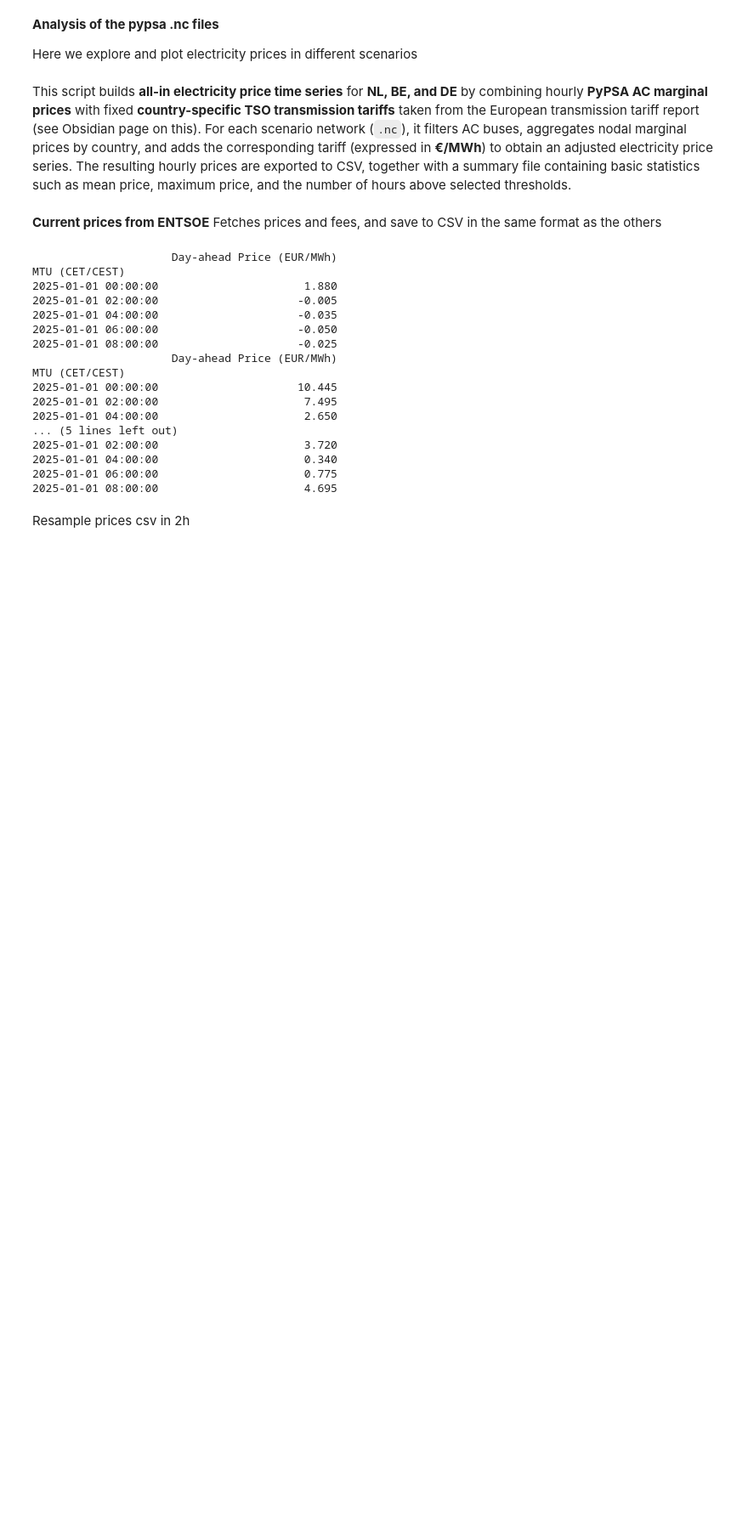
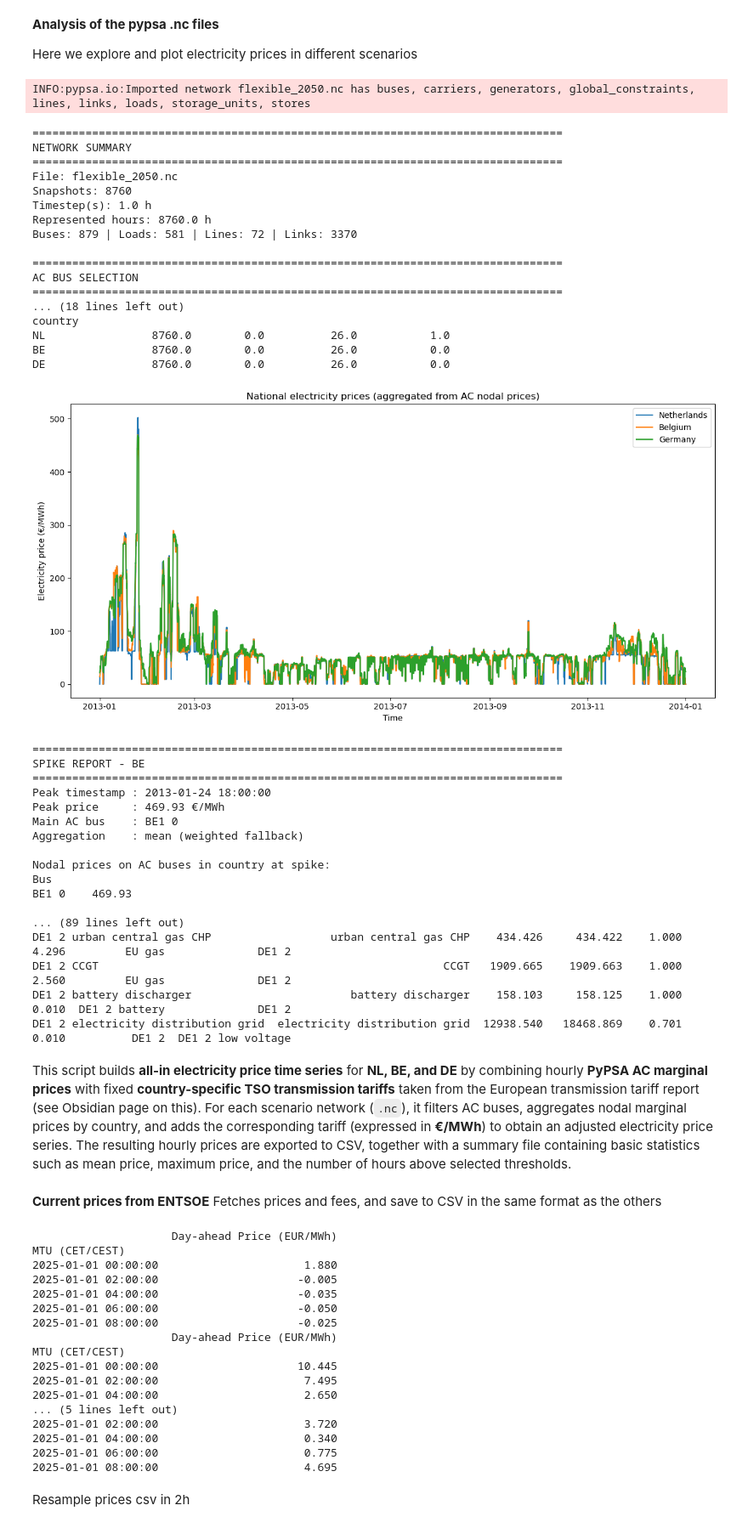
Before and after one commit to AlessandroMagnino/AdOpT-NET0_my, a Jupyter notebook: data/carriers_data/electricity/nc_read.ipynb, the cells around one changed output. Shown at 85% size. Saved outputs shown, nothing was run; the diff lists cells and outputs as text; code cells hidden in the pictures; blank space fills up the shorter version.

```diff
--- a/data/carriers_data/electricity/nc_read.ipynb
+++ b/data/carriers_data/electricity/nc_read.ipynb
@@ -29,9 +29,9 @@ warnings.filterwarnings("ignore", category=FutureWarning, module="pypsa")
 # flexible - 2030
 # path_nc = r'data/carriers_data/electricity/flexible_2030.nc'
 # flexible - 2040
-path_nc = r'data/carriers_data/electricity/flexible_2040.nc'
+# path_nc = r'data/carriers_data/electricity/flexible_2040.nc'
 # flexible - 2050
-# path_nc = r'data/carriers_data/electricity/flexible_2050.nc'
+path_nc = r'data/carriers_data/electricity/flexible_2050.nc'
 # flexible_moderate - 2030
 # path_nc = r'data/carriers_data/electricity/flexible-moderate_2030.nc'
 # flexible_moderate - 2040
@@ -409,33 +409,70 @@ def diagnose_spike(country_code):
             top_df(
                 dc_tbl.round(3),
                 n=TOP_N_DC,
                 cols=["flow_MW", "cap_eff_MW", "loading", "bus0", "bus1"]
             ).to_string()
         )
         print()
     else:
         print("Top DC interconnectors: none above significance thresholds.\n")
 
     if not local_tbl.empty:
         n_sat_local = (local_tbl["loading"] >= CONGESTION_THRESHOLD).sum()
         print(f"Top local supply/conversion links ({n_sat_local} with loading >= {CONGESTION_THRESHOLD:.2f}):")
         print(
             top_df(
                 local_tbl.round(3),
                 n=TOP_N_LOCAL,
                 cols=["carrier", "flow_MW", "cap_eff_MW", "loading", "marginal_cost", "bus0", "bus1"]
             ).to_string()
         )
         print()
     else:
         print("Top local supply/conversion links: none above significance thresholds.\n")
 
 
 # -------------------------------------------------------------------
 # 8) RUN SPIKE REPORTS
 # -------------------------------------------------------------------
 for c in DIAGNOSE_COUNTRIES:
     diagnose_spike(c)
+# %% [output]
+INFO:pypsa.io:Imported network flexible_2050.nc has buses, carriers, generators, global_constraints, lines, links, loads, storage_units, stores
+================================================================================
+NETWORK SUMMARY
+================================================================================
+File: flexible_2050.nc
+Snapshots: 8760
+Timestep(s): 1.0 h
+Represented hours: 8760.0 h
+Buses: 879 | Loads: 581 | Lines: 72 | Links: 3370
+
+================================================================================
+AC BUS SELECTION
+================================================================================
+... (18 lines left out)
+country
+NL                8760.0        0.0          26.0           1.0
+BE                8760.0        0.0          26.0           0.0
+DE                8760.0        0.0          26.0           0.0
+[figure, added]
+================================================================================
+SPIKE REPORT - BE
+================================================================================
+Peak timestamp : 2013-01-24 18:00:00
+Peak price     : 469.93 €/MWh
+Main AC bus    : BE1 0
+Aggregation    : mean (weighted fallback)
+
+Nodal prices on AC buses in country at spike:
+Bus
+BE1 0    469.93
+
+... (89 lines left out)
+DE1 2 urban central gas CHP                  urban central gas CHP    434.426     434.422    1.000          4.296         EU gas              DE1 2
+DE1 2 CCGT                                                    CCGT   1909.665    1909.663    1.000          2.560         EU gas              DE1 2
+DE1 2 battery discharger                        battery discharger    158.103     158.125    1.000          0.010  DE1 2 battery              DE1 2
+DE1 2 electricity distribution grid  electricity distribution grid  12938.540   18468.869    0.701          0.010          DE1 2  DE1 2 low voltage
 # %% [markdown]
 This script builds **all-in electricity price time series** for **NL, BE, and DE** by combining hourly **PyPSA AC marginal prices** with fixed **country-specific TSO transmission tariffs** taken from the European transmission tariff report (see Obsidian page on this). For each scenario network (`.nc`), it filters AC buses, aggregates nodal marginal prices by country, and adds the corresponding tariff (expressed in **€/MWh**) to obtain an adjusted electricity price series. The resulting hourly prices are exported to CSV, together with a summary file containing basic statistics such as mean price, maximum price, and the number of hours above selected thresholds.
 # %%
```
Also changed, not shown: 6 other files.
